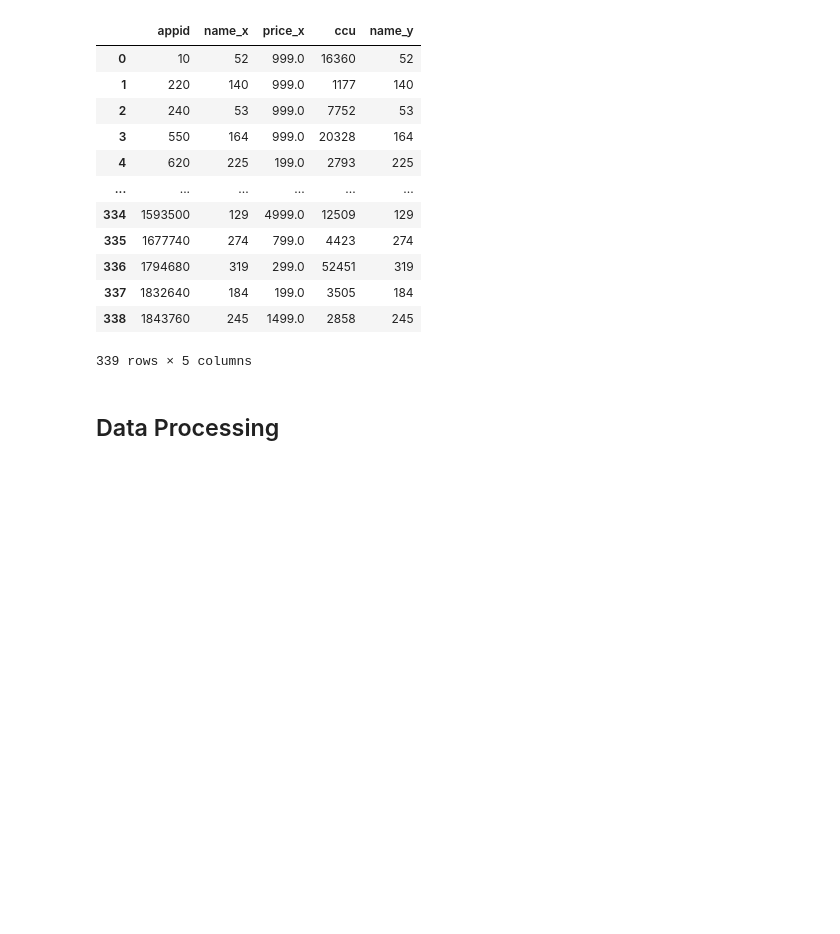
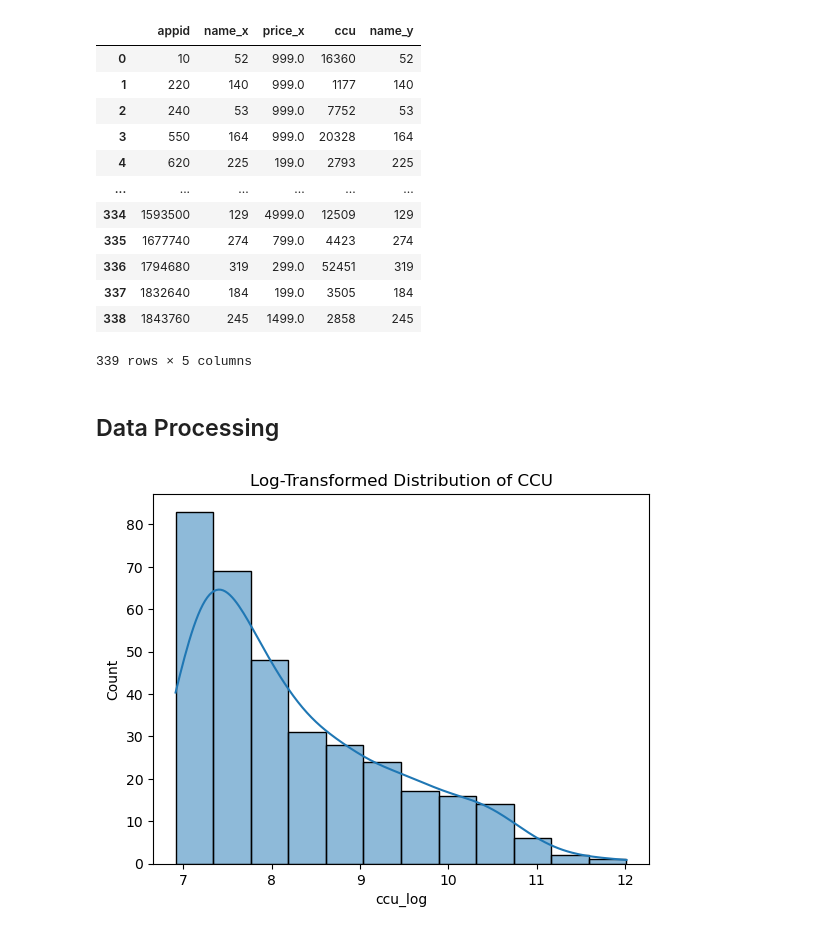
Before and after one commit to PurpleLampShade/MachineLearningFinal, a Jupyter notebook: DM_Machine.ipynb, the cells around one changed output. Drawn from its saved outputs; the diff is of its cells as text; code cells hidden in the pictures; blank space fills up the shorter version.

```diff
--- a/DM_Machine.ipynb
+++ b/DM_Machine.ipynb
@@ -40,12 +43,26 @@ data
 # %% [markdown]
 ## Data Processing
 # %%
-x = data.drop(columns=['ccu'])
-y = data['ccu']
+# Applying log transformation to the target variable
+data['ccu_log'] = np.log1p(data['ccu'])  # log1p handles log(0) safely
+sns.histplot(data['ccu_log'], kde=True)
+plt.title('Log-Transformed Distribution of CCU')
+plt.show()
 
+x = data.drop(columns=['ccu_log'])
+y = data['ccu_log']
+
+scaler = StandardScaler()
+x_scaled = scaler.fit_transform(x)
 x_train, x_test, y_train, y_test = train_test_split(x, y, test_size=0.2, random_state=42)
 
 model = DecisionTreeRegressor(random_state=42)
 model.fit(x_train, y_train)
 
 y_pred = model.predict(x_test)
+
+# Remove outliers beyond a certain threshold
+threshold = data['ccu'].quantile(0.99)
+data = data[data['ccu'] <= threshold]
+# %% [output]
+[figure, added]
```
Also changed, not shown: parts of 4 cells of this notebook, 1 other file.
